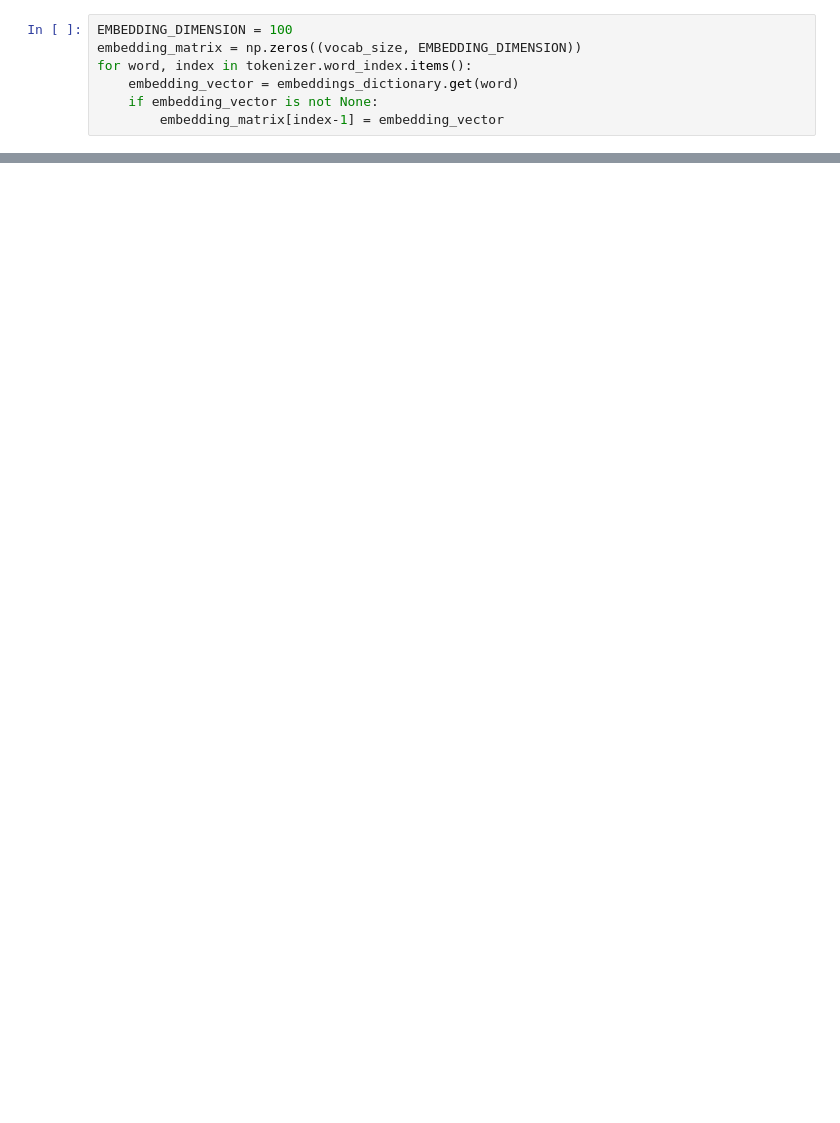
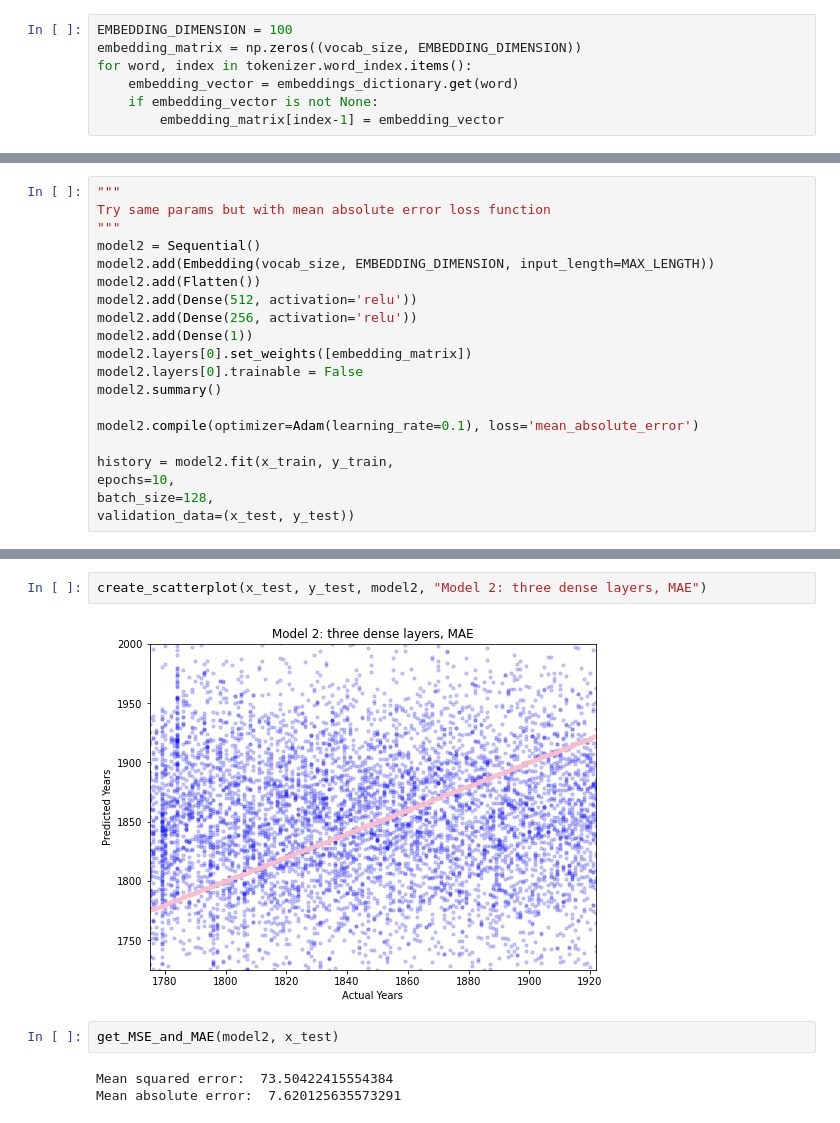
Before and after one commit to ronitronitronit/final, a Jupyter notebook: booksproject.ipynb, the cells around one changed output, grey strips where cells are left out. Saved outputs shown, nothing was run; the diff lists cells and outputs as text; blank space fills up the shorter version.

```diff
--- a/booksproject.ipynb
+++ b/booksproject.ipynb
@@ -664,0 +631,20 @@ create_scatterplot(x_test, y_test, model2, "Model 2")
+# %%
+"""
+Try same params but with mean absolute error loss function
+"""
+model2 = Sequential()
+model2.add(Embedding(vocab_size, EMBEDDING_DIMENSION, input_length=MAX_LENGTH))
+model2.add(Flatten())
+model2.add(Dense(512, activation='relu'))
+model2.add(Dense(256, activation='relu'))
+model2.add(Dense(1))
+model2.layers[0].set_weights([embedding_matrix])
+model2.layers[0].trainable = False
+model2.summary()
+
+model2.compile(optimizer=Adam(learning_rate=0.1), loss='mean_absolute_error')
+
+history = model2.fit(x_train, y_train,
+epochs=10,
+batch_size=128,
+validation_data=(x_test, y_test))
@@ -664,0 +669,9 @@ create_scatterplot(x_test, y_test, model2, "Model 2")
+# %%
+create_scatterplot(x_test, y_test, model2, "Model 2: three dense layers, MAE")
+# %% [output]
+[figure, added]
+# %%
+get_MSE_and_MAE(model2, x_test)
+# %% [output]
+Mean squared error:  73.50422415554384
+Mean absolute error:  7.620125635573291
```
Also changed, not shown: parts of 39 cells of this notebook.
